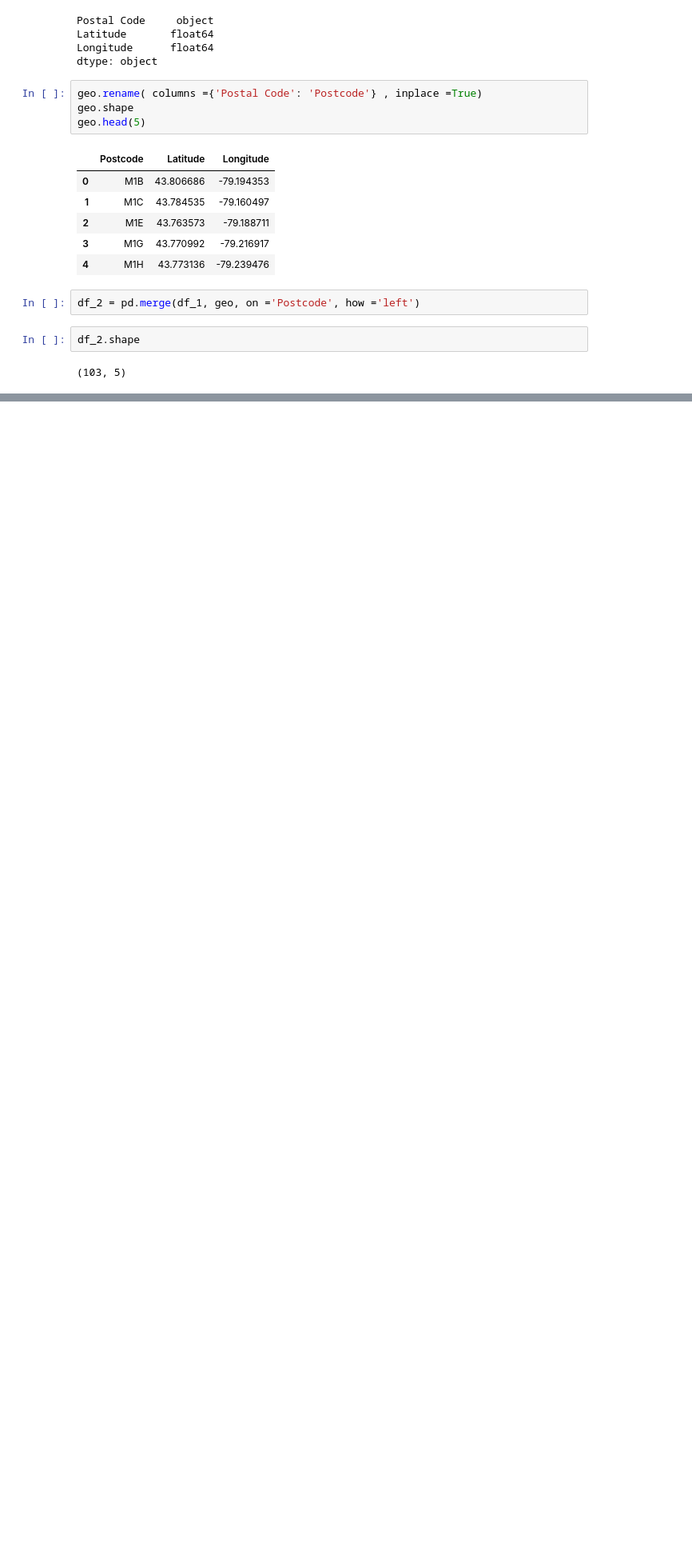
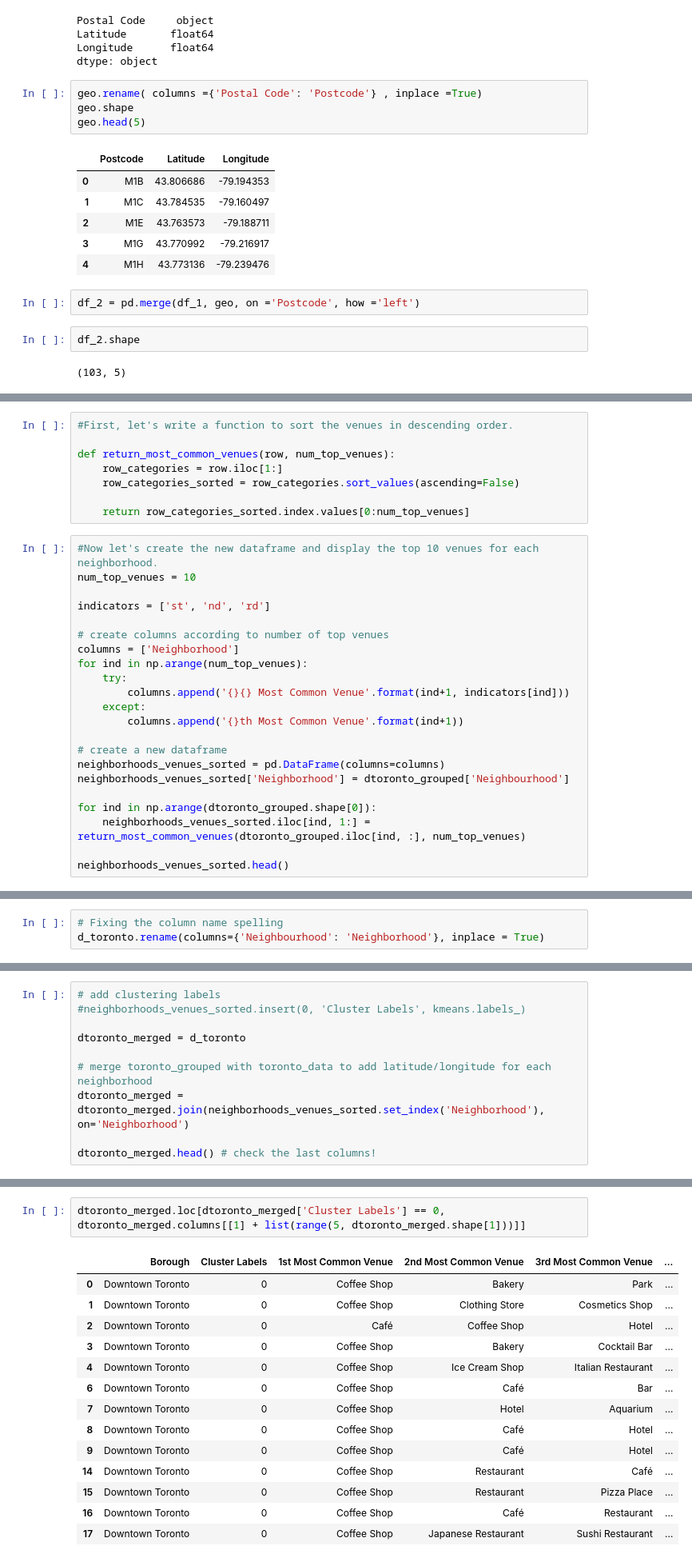
Before and after one commit to shanta779/Applied_datascience_capstone, a Jupyter notebook: Datascience_capstone_3_version_1.ipynb, the cells around one changed output, grey strips where cells are left out. Shown: that part at 80% size. Drawn from its saved outputs; the diff is of its cells as text; blank space fills up the shorter version.

```diff
--- a/Datascience_capstone_3_version_1.ipynb
+++ b/Datascience_capstone_3_version_1.ipynb
@@ -186,0 +582,30 @@ df_2.head(10)
+# %%
+#First, let's write a function to sort the venues in descending order.
+
+def return_most_common_venues(row, num_top_venues):
+    row_categories = row.iloc[1:]
+    row_categories_sorted = row_categories.sort_values(ascending=False)
+
+    return row_categories_sorted.index.values[0:num_top_venues]
+# %%
+#Now let's create the new dataframe and display the top 10 venues for each neighborhood.
+num_top_venues = 10
+
+indicators = ['st', 'nd', 'rd']
+
+# create columns according to number of top venues
+columns = ['Neighborhood']
+for ind in np.arange(num_top_venues):
+    try:
+        columns.append('{}{} Most Common Venue'.format(ind+1, indicators[ind]))
+    except:
+        columns.append('{}th Most Common Venue'.format(ind+1))
+
+# create a new dataframe
+neighborhoods_venues_sorted = pd.DataFrame(columns=columns)
+neighborhoods_venues_sorted['Neighborhood'] = dtoronto_grouped['Neighbourhood']
+
+for ind in np.arange(dtoronto_grouped.shape[0]):
+    neighborhoods_venues_sorted.iloc[ind, 1:] = return_most_common_venues(dtoronto_grouped.iloc[ind, :], num_top_venues)
+
+neighborhoods_venues_sorted.head()
@@ -186,0 +636,3 @@ df_2.head(10)
+# %%
+# Fixing the column name spelling
+d_toronto.rename(columns={'Neighbourhood': 'Neighborhood'}, inplace = True)
@@ -186,0 +648,10 @@ df_2.head(10)
+# %%
+# add clustering labels
+#neighborhoods_venues_sorted.insert(0, 'Cluster Labels', kmeans.labels_)
+
+dtoronto_merged = d_toronto
+
+# merge toronto_grouped with toronto_data to add latitude/longitude for each neighborhood
+dtoronto_merged = dtoronto_merged.join(neighborhoods_venues_sorted.set_index('Neighborhood'), on='Neighborhood')
+
+dtoronto_merged.head() # check the last columns!
@@ -186,0 +695,17 @@ df_2.head(10)
+# %%
+dtoronto_merged.loc[dtoronto_merged['Cluster Labels'] == 0, dtoronto_merged.columns[[1] + list(range(5, dtoronto_merged.shape[1]))]]
+# %% [output]
+|  | Borough | Cluster Labels | 1st Most Common Venue | 2nd Most Common Venue | 3rd Most Common Venue | ... |
+| 0 | Downtown Toronto | 0 | Coffee Shop | Bakery | Park | ... |
+| 1 | Downtown Toronto | 0 | Coffee Shop | Clothing Store | Cosmetics Shop | ... |
+| 2 | Downtown Toronto | 0 | Café | Coffee Shop | Hotel | ... |
+| 3 | Downtown Toronto | 0 | Coffee Shop | Bakery | Cocktail Bar | ... |
+| 4 | Downtown Toronto | 0 | Coffee Shop | Ice Cream Shop | Italian Restaurant | ... |
+| 6 | Downtown Toronto | 0 | Coffee Shop | Café | Bar | ... |
+| 7 | Downtown Toronto | 0 | Coffee Shop | Hotel | Aquarium | ... |
+| 8 | Downtown Toronto | 0 | Coffee Shop | Café | Hotel | ... |
+| 9 | Downtown Toronto | 0 | Coffee Shop | Café | Hotel | ... |
+| 14 | Downtown Toronto | 0 | Coffee Shop | Restaurant | Café | ... |
+| 15 | Downtown Toronto | 0 | Coffee Shop | Restaurant | Pizza Place | ... |
+| 16 | Downtown Toronto | 0 | Coffee Shop | Café | Restaurant | ... |
+| 17 | Downtown Toronto | 0 | Coffee Shop | Japanese Restaurant | Sushi Restaurant | ... |
```
Also changed, not shown: parts of 61 cells of this notebook.
